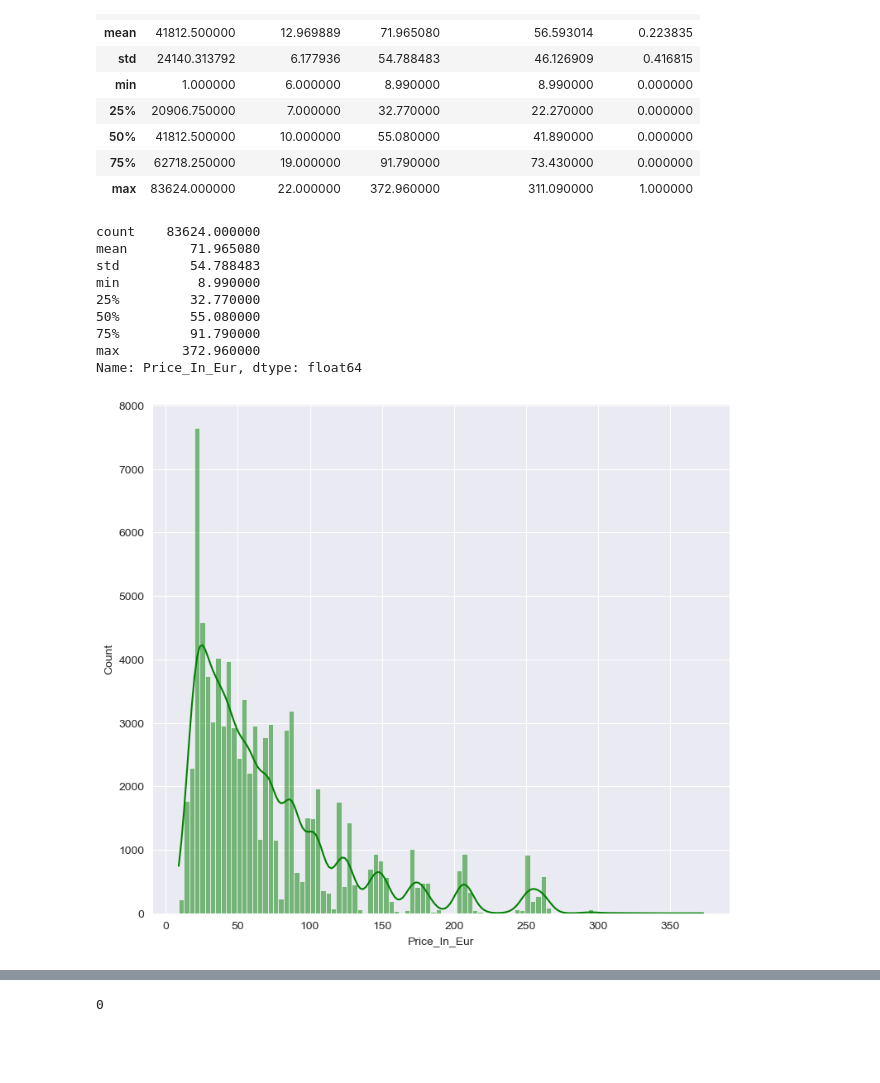
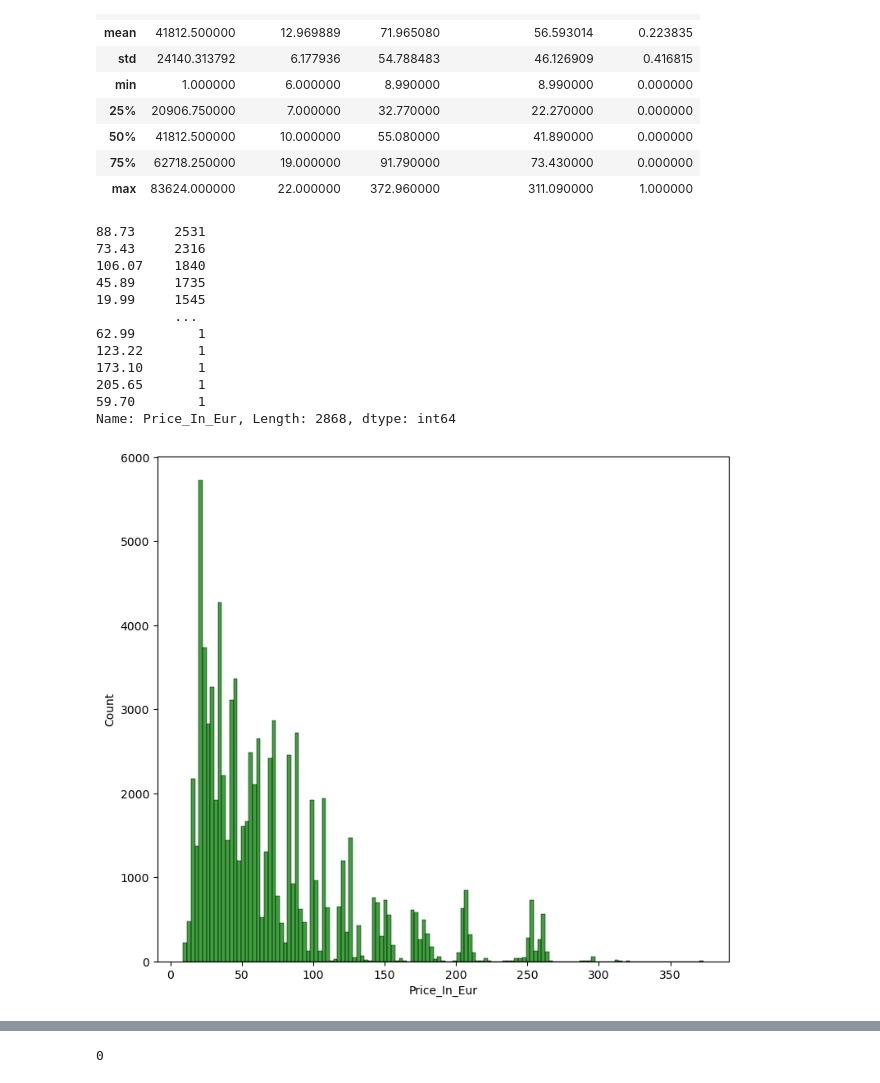
Before and after one commit to ahirsch-github/flight-price-prediction, a Jupyter notebook: flight-price-prediction.ipynb, the cells around one changed output, grey strips where cells are left out. Drawn from its saved outputs; the diff is of its cells as text; code cells hidden in the pictures; blank space fills up the shorter version.

```diff
--- a/flight-price-prediction.ipynb
+++ b/flight-price-prediction.ipynb
@@ -106,16 +108,22 @@ df_train_copy.describe()
 # %%
 # check the distribution of Price in Euro
 plt.figure(figsize=(9, 8))
-sns.histplot(df_train_copy['Price_In_Eur'], color='g', bins=100, kde=True);
+sns.histplot(df_train_copy['Price_In_Eur'], color='g');
+
+# check the most common price
+print(df_train_copy['Price_In_Eur'].value_counts())
 # %% [output]
-count    83624.000000
-mean        71.965080
-std         54.788483
-min          8.990000
-25%         32.770000
-50%         55.080000
-75%         91.790000
-max        372.960000
-Name: Price_In_Eur, dtype: float64
+88.73     2531
+73.43     2316
+106.07    1840
+45.89     1735
+19.99     1545
+          ...
+62.99        1
+123.22       1
+173.10       1
+205.65       1
+59.70        1
+Name: Price_In_Eur, Length: 2868, dtype: int64
-[figure, old version]
+[figure, new version]
 # %% [markdown]
```
Also changed, not shown: parts of 27 cells of this notebook.
